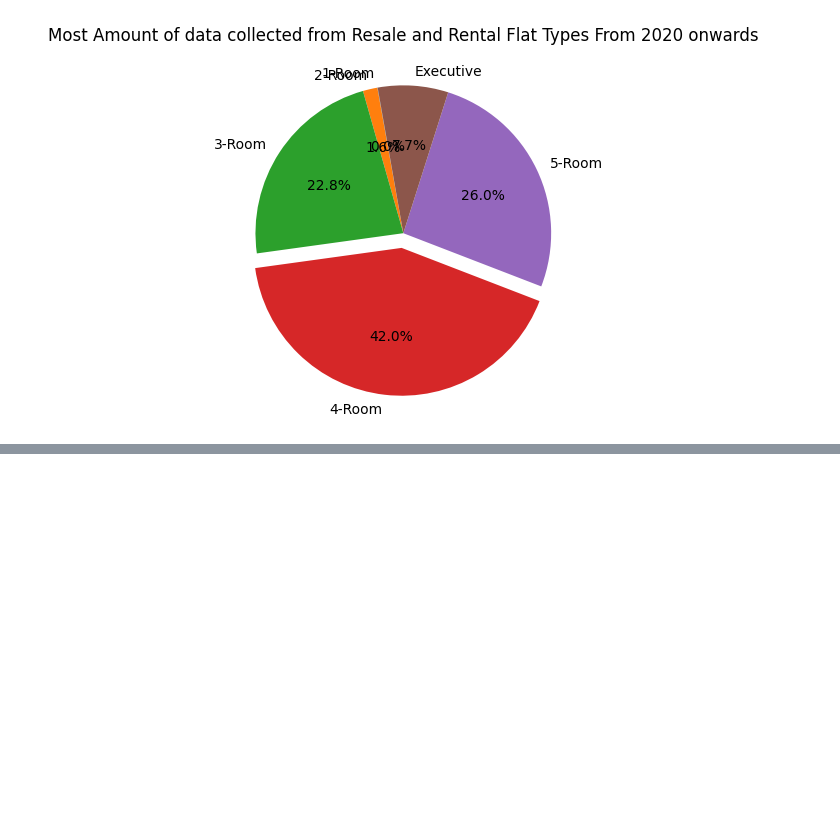
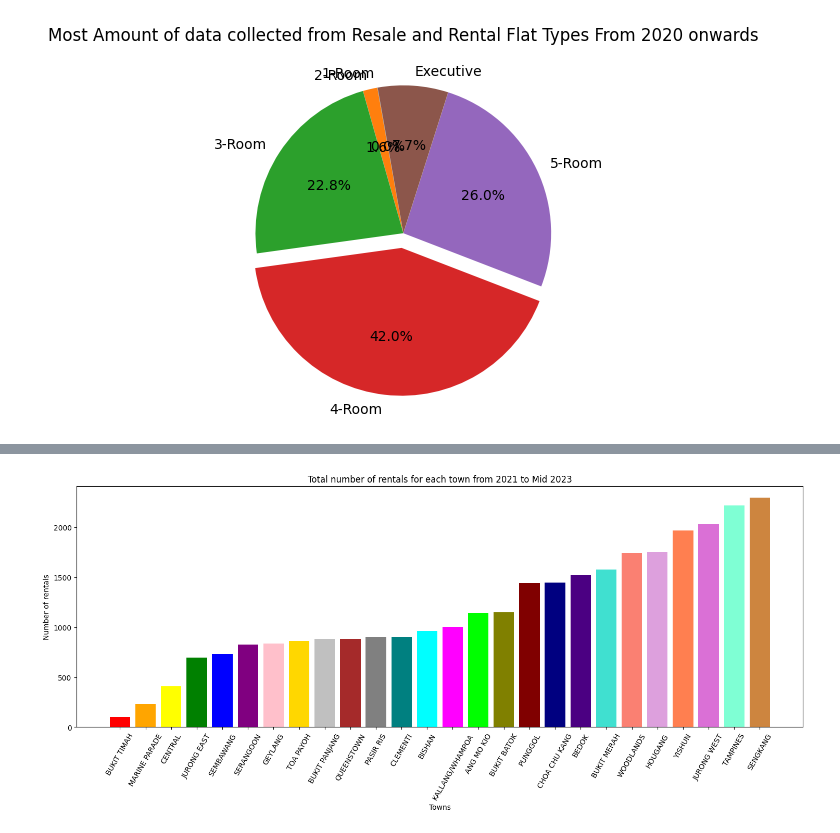
Before and after one commit to yuuuu7/PDAS, a Jupyter notebook: PDS Assignment/ccb.ipynb, the cells around one changed output, grey strips where cells are left out. Drawn from its saved outputs; the diff is of its cells as text; code cells hidden in the pictures; blank space fills up the shorter version.

```diff
--- a/PDS Assignment/ccb.ipynb
+++ b/PDS Assignment/ccb.ipynb
@@ -177,0 +202,73 @@ plt.show()
+# %%
+
+data7_np = np.array(data7)
+
+dict = {}
+
+towns = [
+    'ANG MO KIO',
+    'BEDOK',
+    'BISHAN',
+    'BUKIT BATOK',
+    'BUKIT MERAH',
+    'BUKIT PANJANG',
+    'BUKIT TIMAH',
+    'CENTRAL',
+    'CHOA CHU KANG',
+    'CLEMENTI',
+    'GEYLANG',
+    'HOUGANG',
+    'JURONG EAST',
+    'JURONG WEST',
+    'KALLANG/WHAMPOA',
+    'MARINE PARADE',
+    'PASIR RIS',
+    'PUNGGOL',
+    'QUEENSTOWN',
+    'SEMBAWANG',
+    'SENGKANG',
+    'SERANGOON',
+    'TAMPINES',
+    'TOA PAYOH',
+    'WOODLANDS',
+    'YISHUN'
+]
+
+x_label = 'Towns'
+y_label = 'Number of rentals'
+title = 'Total number of rentals for each town from 2021 to Mid 2023'
+colors = ['red', 'orange', 'yellow', 'green', 'blue', 'purple', 'pink', 'gold', 'silver', 'brown', 'gray', 'teal', 'cyan', 'magenta', 'lime', 'olive', 'maroon', 'navy', 'indigo', 'turquoise', 'salmon', 'plum', 'coral', 'orchid', 'aquamarine', 'peru']
+
+
+
+plt.figure(figsize=(18,6))
+plt.xlabel(x_label)
+plt.ylabel(y_label)
+plt.title(title)
+plt.xticks(rotation=60)
+
+for town in towns:
+    for item in data7_np:
+        flat_type = item['flat_type']
+        if town == item['town']:
+            town = item['town']
+            if (flat_type == '4-ROOM'):
+                try:
+                    town_rental_count = {town: dict[town] + 1}
+                except:
+                    town_rental_count = {town: 1}
+
+                dict.update(town_rental_count)
+
+sorted_dict = sorted(dict.items(), key=lambda x:x[1])
+
+sorted_towns = [item[0] for item in sorted_dict]
+sorted_counts = [item[1] for item in sorted_dict]
+
+plt.bar(sorted_towns, sorted_counts, color=colors)
+
+
+
+plt.show()
+# %% [output]
+[figure, added]
```
Also changed, not shown: parts of 7 cells of this notebook, 1 other file.
